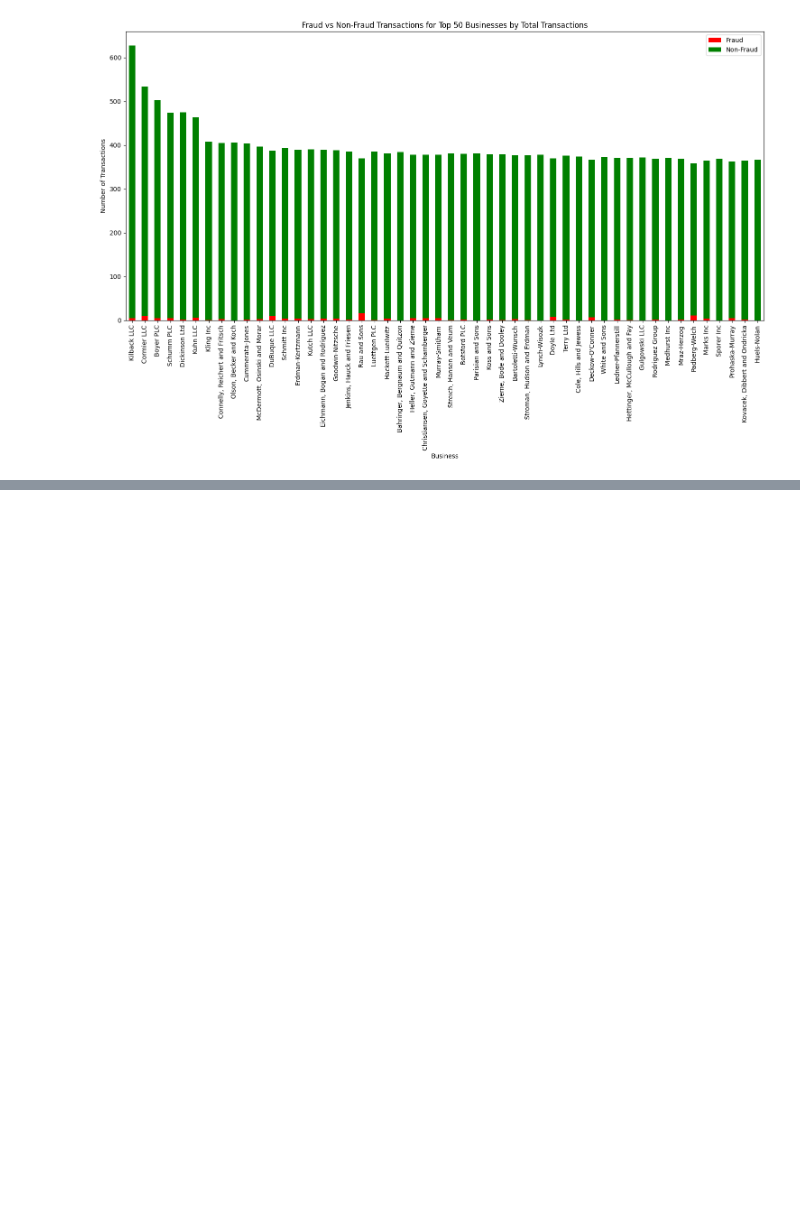
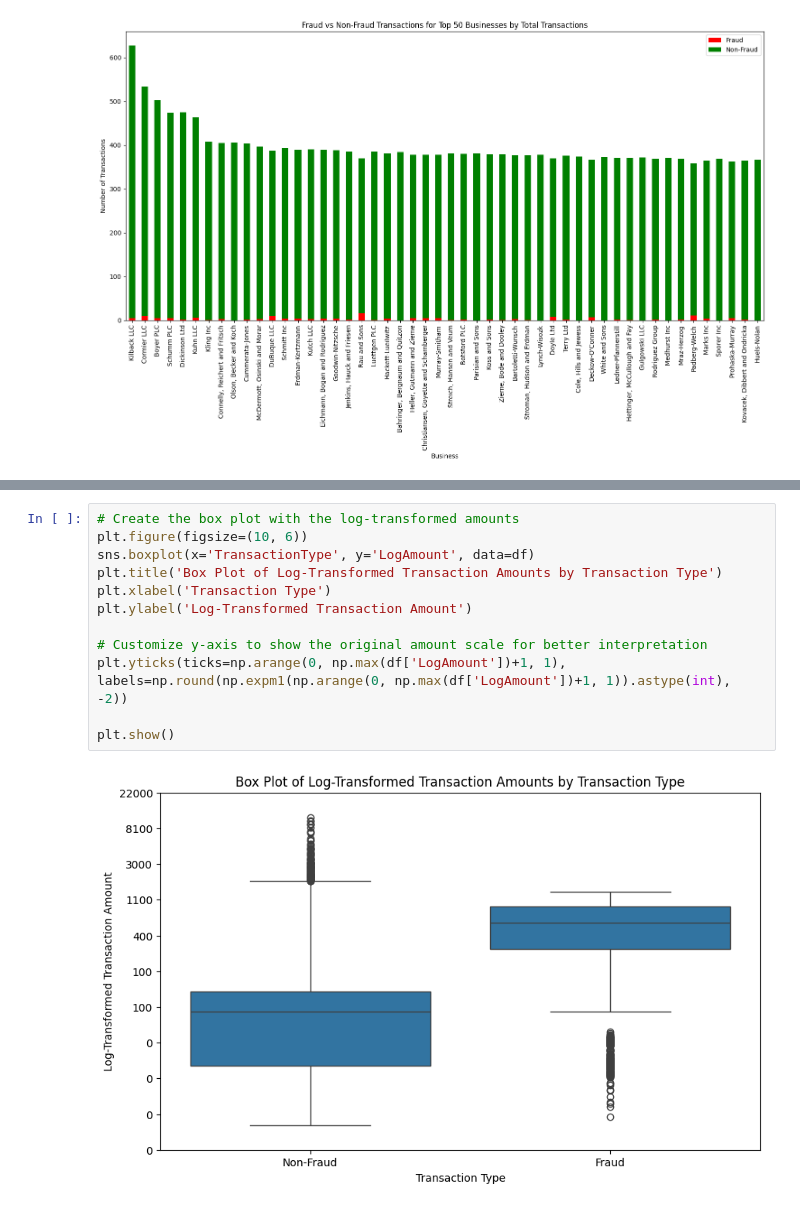
Before and after one commit to ethan-rng/dataquest, a Jupyter notebook: data_viz.ipynb, the cells around one changed output, grey strips where cells are left out. Drawn from its saved outputs; the diff is of its cells as text; blank space fills up the shorter version.

```diff
--- a/data_viz.ipynb
+++ b/data_viz.ipynb
@@ -185,0 +243,14 @@ plt.show()
+# %%
+# Create the box plot with the log-transformed amounts
+plt.figure(figsize=(10, 6))
+sns.boxplot(x='TransactionType', y='LogAmount', data=df)
+plt.title('Box Plot of Log-Transformed Transaction Amounts by Transaction Type')
+plt.xlabel('Transaction Type')
+plt.ylabel('Log-Transformed Transaction Amount')
+
+# Customize y-axis to show the original amount scale for better interpretation
+plt.yticks(ticks=np.arange(0, np.max(df['LogAmount'])+1, 1), labels=np.round(np.expm1(np.arange(0, np.max(df['LogAmount'])+1, 1)).astype(int), -2))
+
+plt.show()
+# %% [output]
+[figure, added]
```
Also changed, not shown: parts of 12 cells of this notebook, 2 other files.
